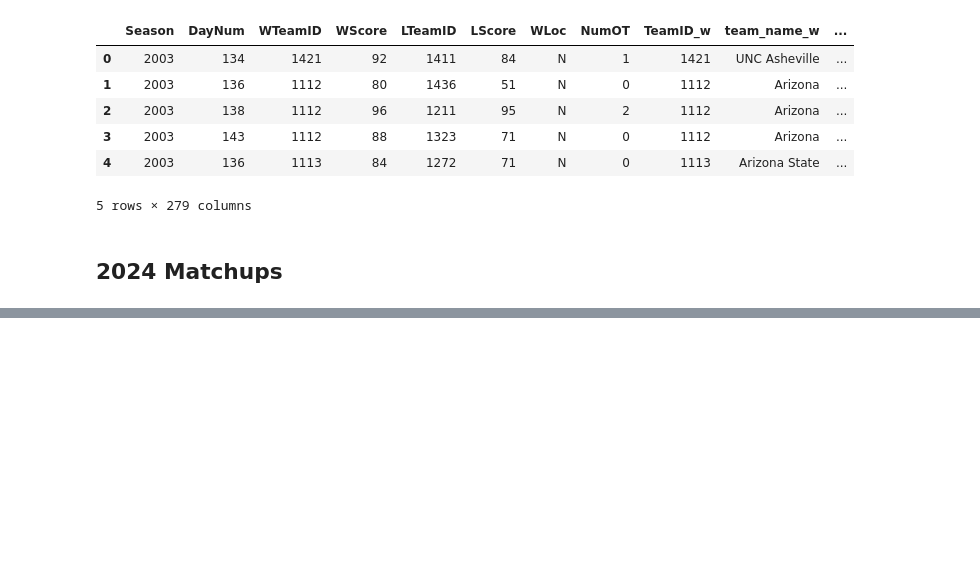
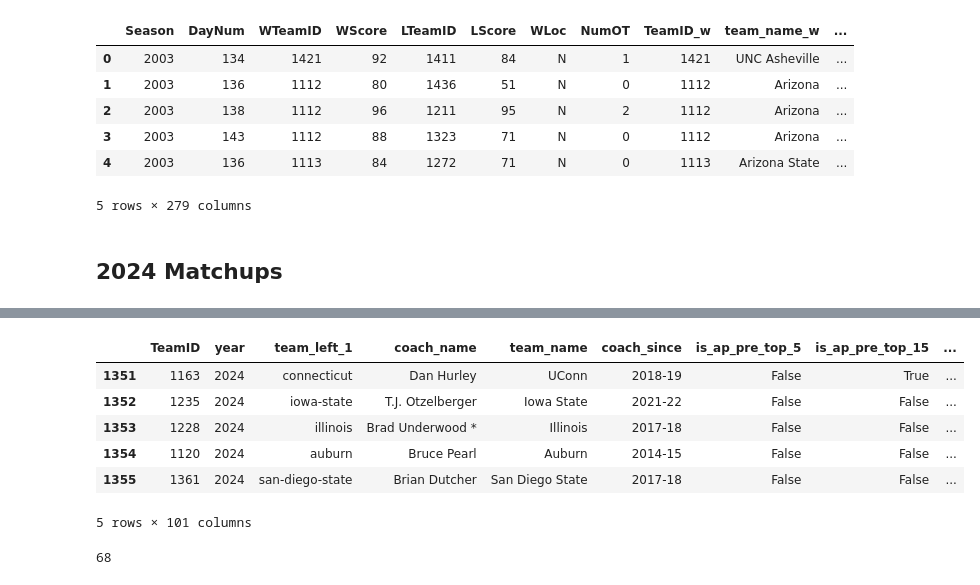
Before and after one commit to dylanfarrell/march-madness-bracket-prediction, a Jupyter notebook: modeling/create_model_data.ipynb, the cells around one changed output, grey strips where cells are left out. Drawn from its saved outputs; the diff is of its cells as text; code cells hidden in the pictures; blank space fills up the shorter version.

```diff
--- a/modeling/create_model_data.ipynb
+++ b/modeling/create_model_data.ipynb
@@ -141,0 +153,20 @@ seeds = pd.read_csv("../data/2024/kaggle_data/MNCAATourneySeeds.csv")
+# %%
+gold_data = pd.read_csv('../data/2024/gold_data/gold_data_all.csv')
+# %%
+gold_data = gold_data[gold_data['year']==2024]
+# %%
+pd.set_option('display.max_columns', 100)
+# %%
+gold_data.head()
+# %% [output]
+|  | TeamID | year | team_left_1 | coach_name | team_name | coach_since | is_ap_pre_top_5 | is_ap_pre_top_15 | ... |
+| 1351 | 1163 | 2024 | connecticut | Dan Hurley | UConn | 2018-19 | False | True | ... |
+| 1352 | 1235 | 2024 | iowa-state | T.J. Otzelberger | Iowa State | 2021-22 | False | False | ... |
+| 1353 | 1228 | 2024 | illinois | Brad Underwood * | Illinois | 2017-18 | False | False | ... |
+| 1354 | 1120 | 2024 | auburn | Bruce Pearl | Auburn | 2014-15 | False | False | ... |
+| 1355 | 1361 | 2024 | san-diego-state | Brian Dutcher | San Diego State | 2017-18 | False | False | ... |
+5 rows × 101 columns
+# %%
+len(curr)
+# %% [output]
+68
```
Also changed, not shown: parts of 9 cells of this notebook, 1 other file.
